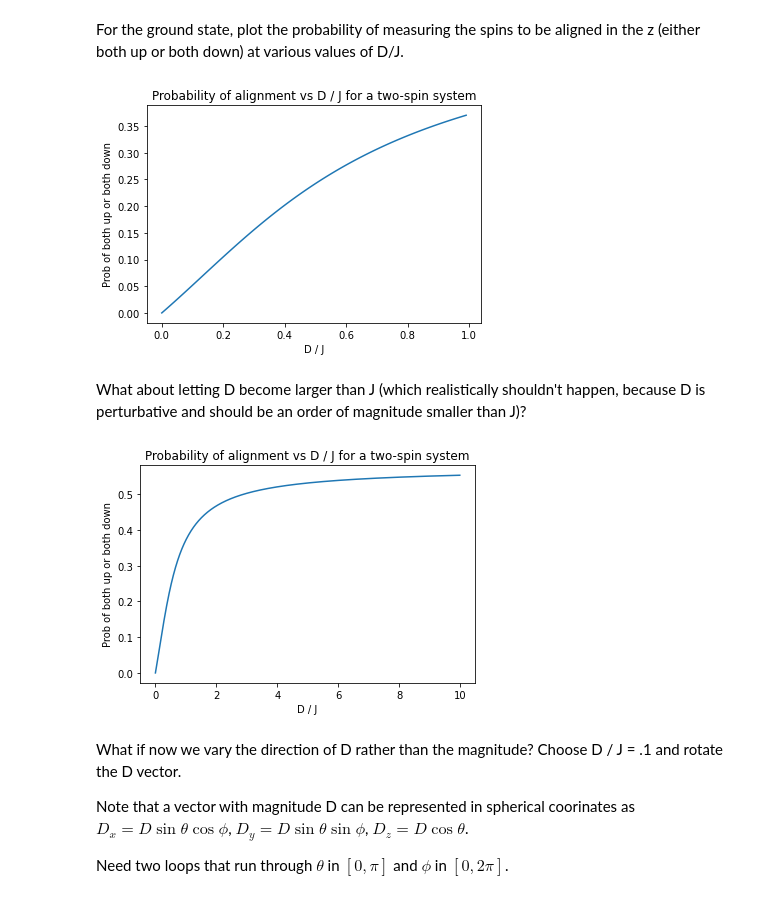
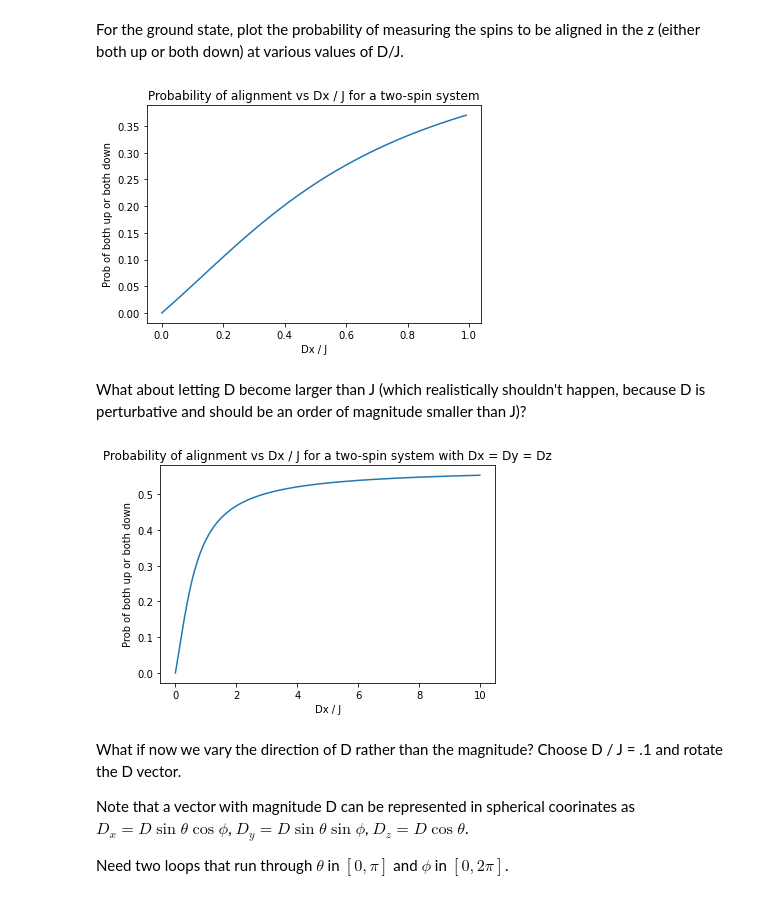
Before and after one commit to wesroberts/Computational-Project, a Jupyter notebook: DMI and Anisotropic Exchange.ipynb, the cells around one changed output. Drawn from its saved outputs; the diff is of its cells as text; code cells hidden in the pictures.

```diff
--- a/DMI and Anisotropic Exchange.ipynb
+++ b/DMI and Anisotropic Exchange.ipynb
@@ -436,11 +436,11 @@ for j in range(dD):
 
 
 pyplot.plot(Dmag, probs)
-pyplot.title("Probability of alignment vs D / J for a two-spin system")
-pyplot.xlabel('D / J')
+pyplot.title("Probability of alignment vs Dx / J for a two-spin system") ## This is for Dx = Dy = Dz
+pyplot.xlabel('Dx / J')
 pyplot.ylabel('Prob of both up or both down');
 # %% [output]
-[figure, old version]
+[figure, new version]
 # %% [markdown]
 What about letting D become larger than J (which realistically shouldn't happen, because D is perturbative and should be an order of magnitude smaller than J)?
 # %%
@@ -492,36 +492,36 @@ for j in range(dD):
 
         diml = 2**(i-1)        # 2^i
         dim = diml*2
 
         #print ("ADDING SITE ",i," DIML= ",diml)
 
         Ileft = np.eye(diml)
         Iright = np.eye(2)
 
 
         aux = np.zeros(shape=(dim,dim))
         aux = np.kron(H,Iright)
         H = aux
 
         H = H + np.kron(Ileft,h2)
 
 
     w, vD = np.linalg.eigh(H)
 
     probs[j] = np.absolute(vD[0,0])**2 + np.absolute(vD[3,0])
 
     #vD = vD.round(3)
 
 
     energy[j] = w[0]
 
 
 pyplot.plot(Dmag, probs)
-pyplot.title("Probability of alignment vs D / J for a two-spin system")
-pyplot.xlabel('D / J')
+pyplot.title("Probability of alignment vs Dx / J for a two-spin system with Dx = Dy = Dz")
+pyplot.xlabel('Dx / J')
 pyplot.ylabel('Prob of both up or both down');
 # %% [output]
-[figure, old version]
+[figure, new version]
 # %% [markdown]
 What if now we vary the direction of D rather than the magnitude? Choose D / J = .1 and rotate the D vector.
 
```
Also changed, not shown: parts of 6 cells of this notebook.
